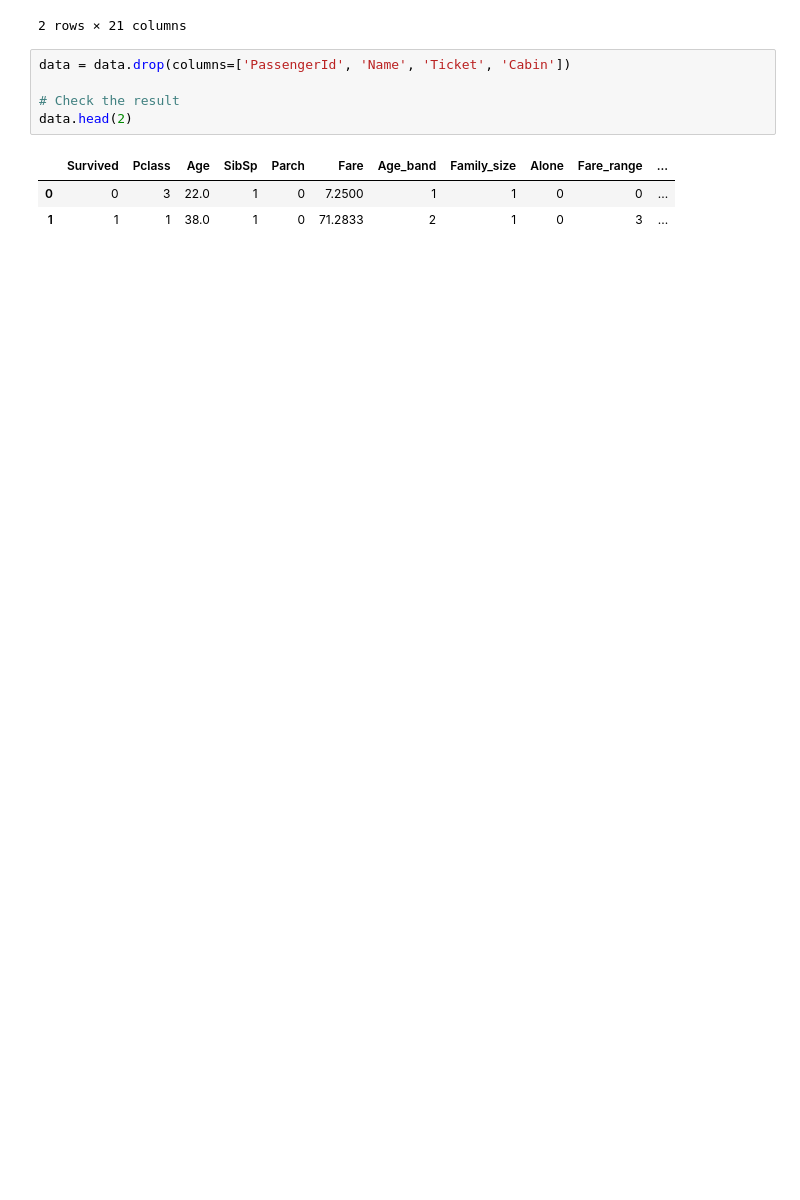
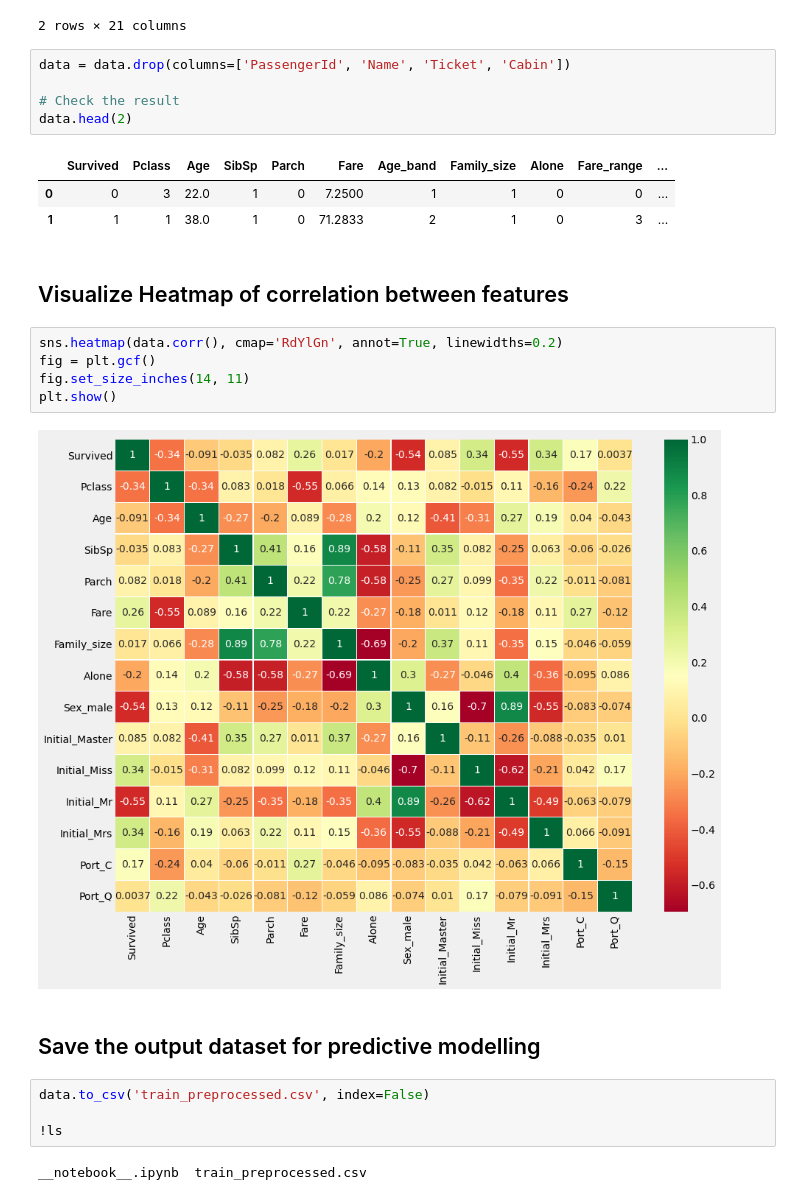
Before and after one commit to sam351/competitions, a Jupyter notebook: kaggle_titanic/200517_Titanic_study-02_FE-and-Data-Cleaning.ipynb, the cells around one changed output. Drawn from its saved outputs; the diff is of its cells as text; blank space fills up the shorter version.

Commit message:
Modify 200517_Titanic_study-02_FE-and-Data-Cleaning.ipynb
- Visualize Heatmap of correlation between features
- Save the output dataset

```diff
--- a/kaggle_titanic/200517_Titanic_study-02_FE-and-Data-Cleaning.ipynb
+++ b/kaggle_titanic/200517_Titanic_study-02_FE-and-Data-Cleaning.ipynb
@@ -229,3 +229,20 @@ data.head(2)
 |  | Survived | Pclass | Age | SibSp | Parch | Fare | Age_band | Family_size | Alone | Fare_range | ... |
 | 0 | 0 | 3 | 22.0 | 1 | 0 | 7.2500 | 1 | 1 | 0 | 0 | ... |
 | 1 | 1 | 1 | 38.0 | 1 | 0 | 71.2833 | 2 | 1 | 0 | 3 | ... |
+# %% [markdown]
+## Visualize Heatmap of correlation between features
+# %%
+sns.heatmap(data.corr(), cmap='RdYlGn', annot=True, linewidths=0.2)
+fig = plt.gcf()
+fig.set_size_inches(14, 11)
+plt.show()
+# %% [output]
+[figure, added]
+# %% [markdown]
+## Save the output dataset for predictive modelling
+# %%
+data.to_csv('train_preprocessed.csv', index=False)
+
+!ls
+# %% [output]
+__notebook__.ipynb  train_preprocessed.csv
```
Also changed, not shown: parts of 3 cells of this notebook.
